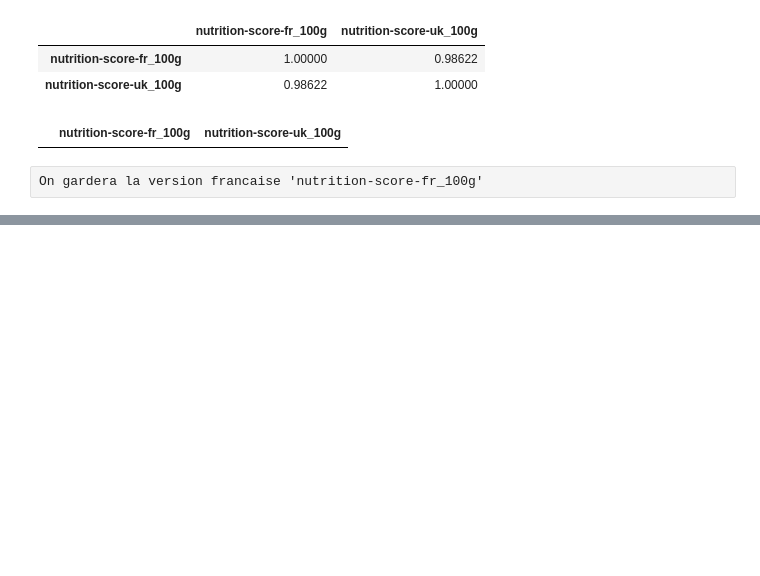
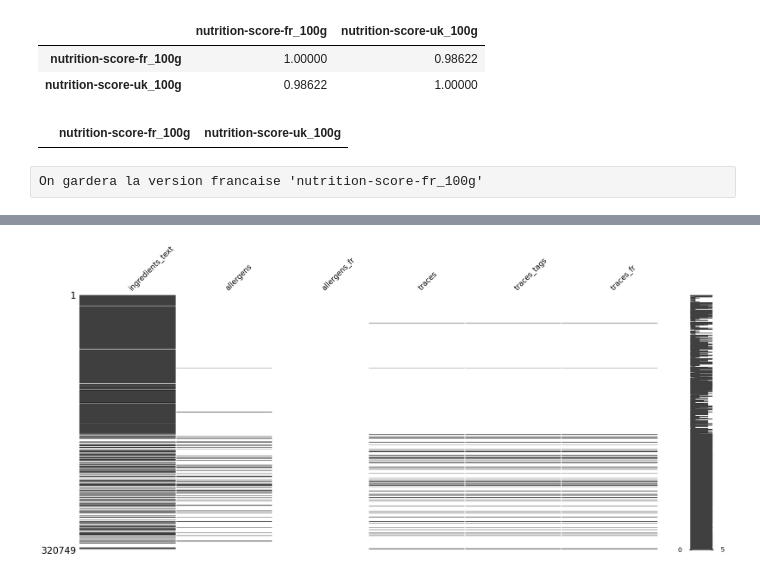
Before and after one commit to kevin-EK/Concevez-une-application-au-service-de-la-sant-publique, a Jupyter notebook: P3 Brouillon traitement data.ipynb, the cells around one changed output, grey strips where cells are left out. Saved outputs shown, nothing was run; the diff lists cells and outputs as text; code cells hidden in the pictures; blank space fills up the shorter version.

```diff
--- a/P3 Brouillon traitement data.ipynb
+++ b/P3 Brouillon traitement data.ipynb
@@ -1067,0 +1268,5 @@ openfoodfacts.to_csv('openfoodfacts_cleaned.csv')
+# %%
+#les variables ingredients
+msno.matrix(openfoodfacts.loc[:,openfoodfacts.columns[openfoodfacts.columns.isin(ingredients)]]);
+# %% [output]
+[figure, added]
```
Also changed, not shown: parts of 95 cells of this notebook, 1 other file.
